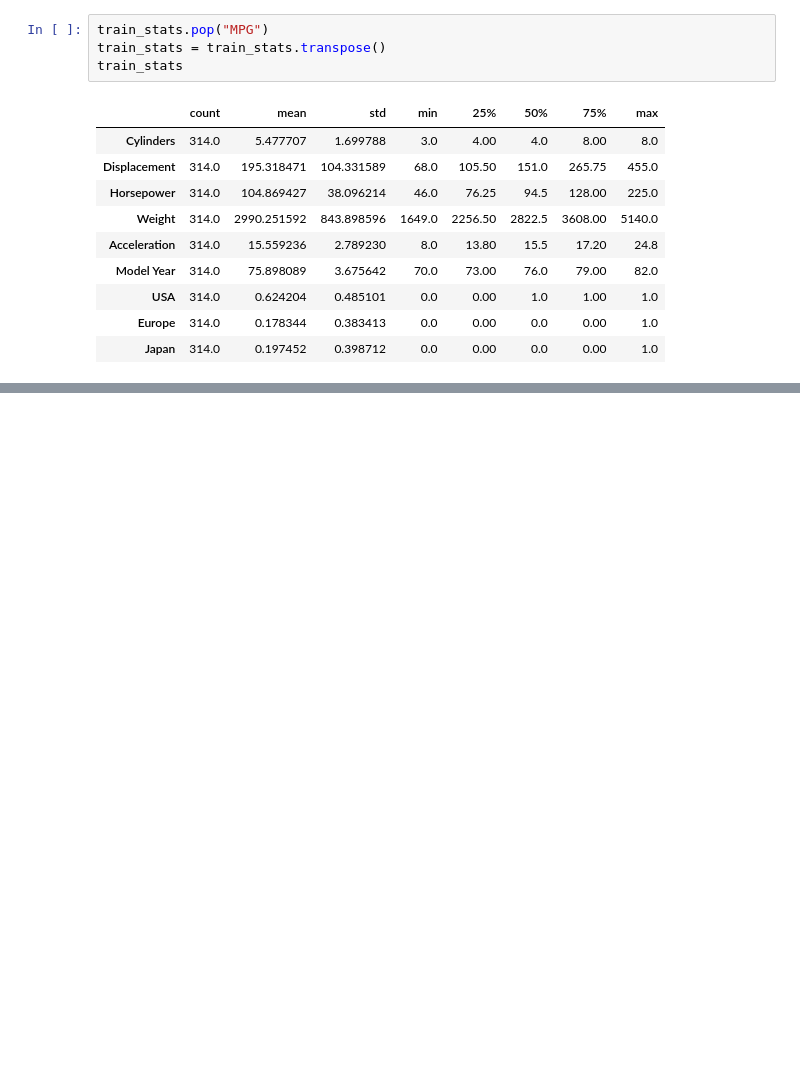
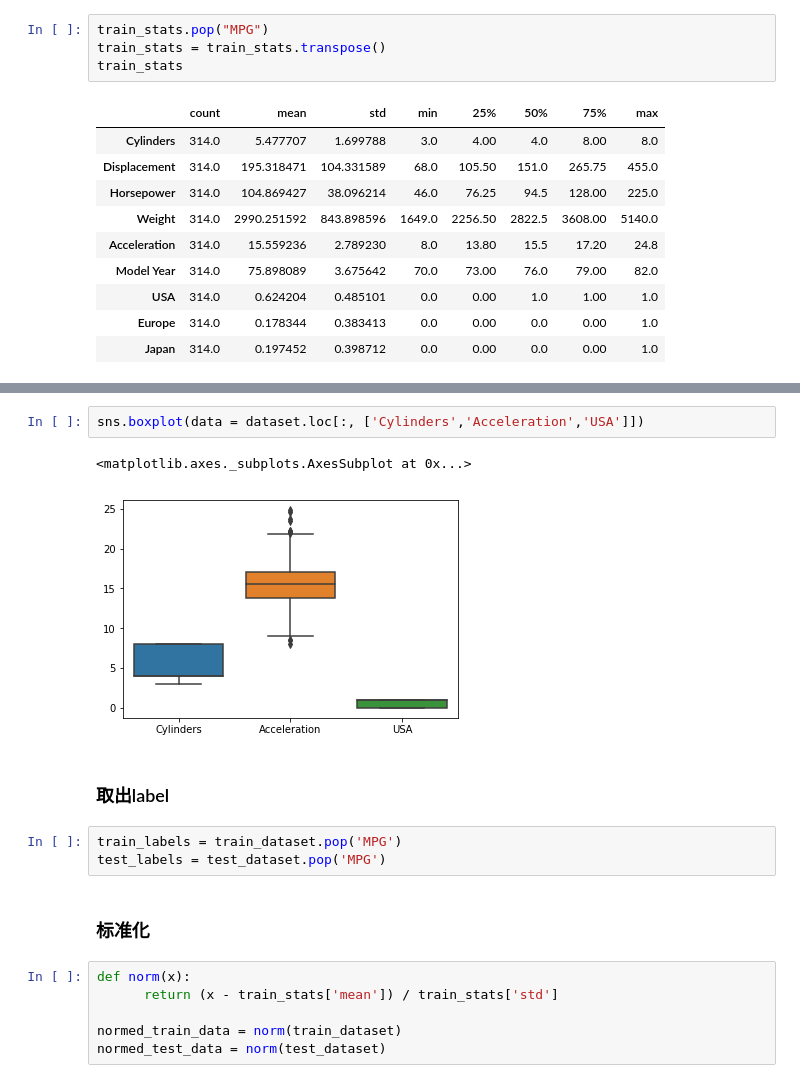
Before and after one commit to sumatrae/tensorflow-get-started, a Jupyter notebook: auto_mpg_regression.ipynb, the cells around one changed output, grey strips where cells are left out. Cells and saved outputs as stored; diff of their text form; blank space fills up the shorter version.

```diff
--- a/auto_mpg_regression.ipynb
+++ b/auto_mpg_regression.ipynb
@@ -158,0 +172,18 @@ train_stats
+# %%
+sns.boxplot(data = dataset.loc[:, ['Cylinders','Acceleration','USA']])
+# %% [output]
+<matplotlib.axes._subplots.AxesSubplot at 0x...>
+[figure, added]
+# %% [markdown]
+### 取出label
+# %%
+train_labels = train_dataset.pop('MPG')
+test_labels = test_dataset.pop('MPG')
+# %% [markdown]
+### 标准化
+# %%
+def norm(x):
+      return (x - train_stats['mean']) / train_stats['std']
+
+normed_train_data = norm(train_dataset)
+normed_test_data = norm(test_dataset)
```
Also changed, not shown: parts of 20 cells of this notebook, 1 other file.
